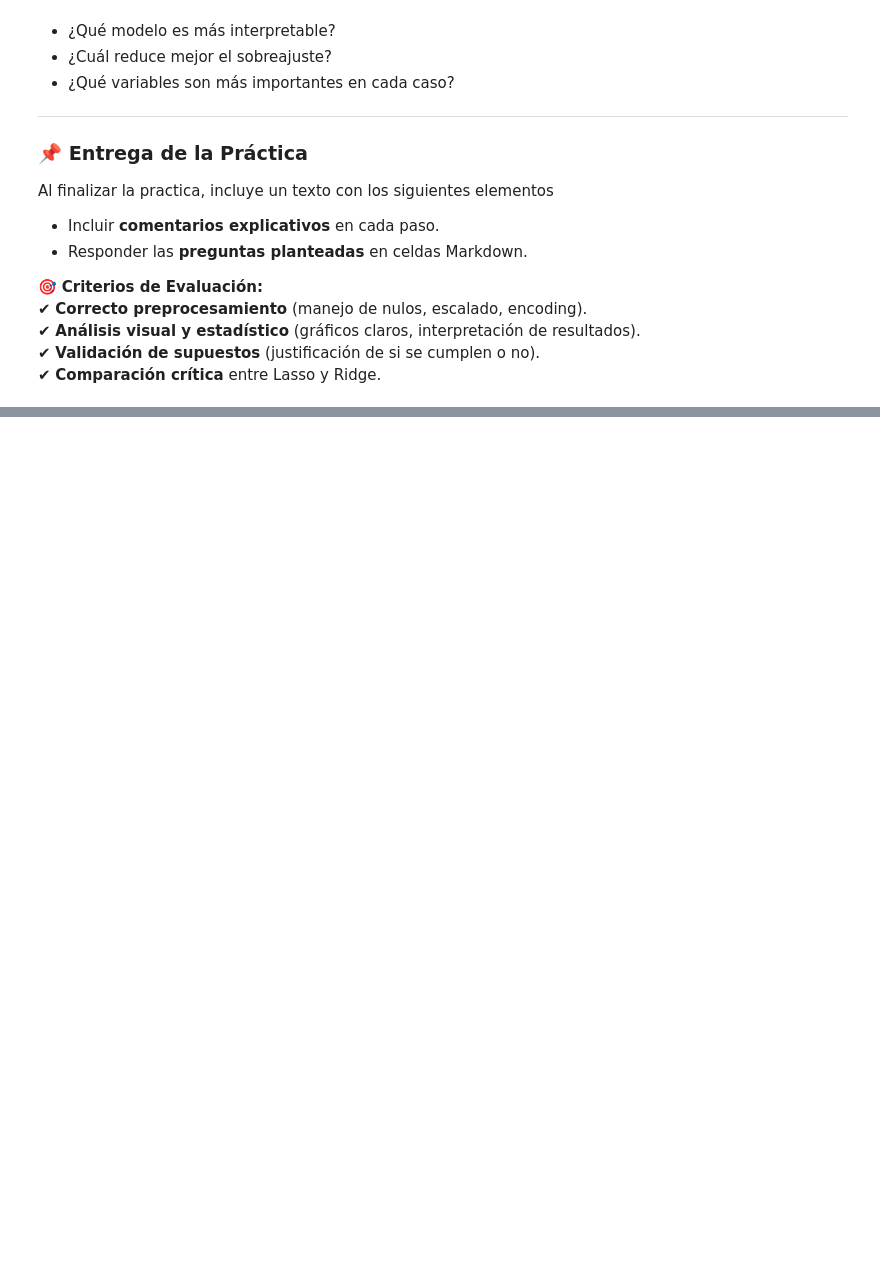
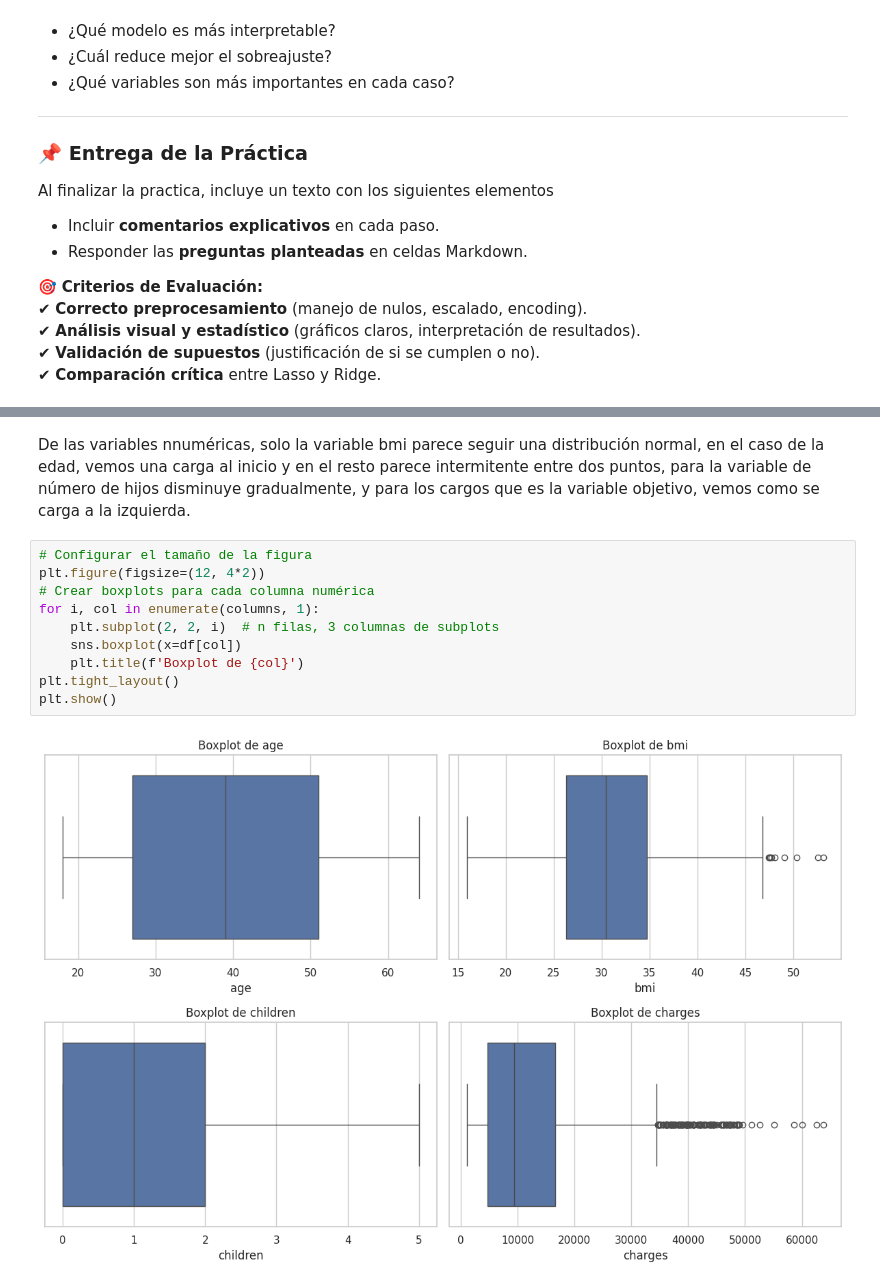
Before and after one commit to GustavoHDLC1/Colab_Files_PADP, a Jupyter notebook: practicasregresionlasso_ridge.ipynb, the cells around one changed output, grey strips where cells are left out. Drawn from its saved outputs; the diff is of its cells as text; blank space fills up the shorter version.

```diff
--- a/practicasregresionlasso_ridge.ipynb
+++ b/practicasregresionlasso_ridge.ipynb
@@ -86,0 +191,14 @@ Mounted at /content/drive
+# %% [markdown]
+De las variables nnuméricas, solo la variable bmi parece seguir una distribución normal, en el caso de la edad, vemos una carga al inicio y en el resto parece intermitente entre dos puntos, para la variable de número de hijos disminuye gradualmente, y para los cargos que es la variable objetivo, vemos como se carga a la izquierda.
+# %%
+# Configurar el tamaño de la figura
+plt.figure(figsize=(12, 4*2))
+# Crear boxplots para cada columna numérica
+for i, col in enumerate(columns, 1):
+    plt.subplot(2, 2, i)  # n filas, 3 columnas de subplots
+    sns.boxplot(x=df[col])
+    plt.title(f'Boxplot de {col}')
+plt.tight_layout()
+plt.show()
+# %% [output]
+[figure, added]
```
Also changed, not shown: parts of 51 cells of this notebook.
